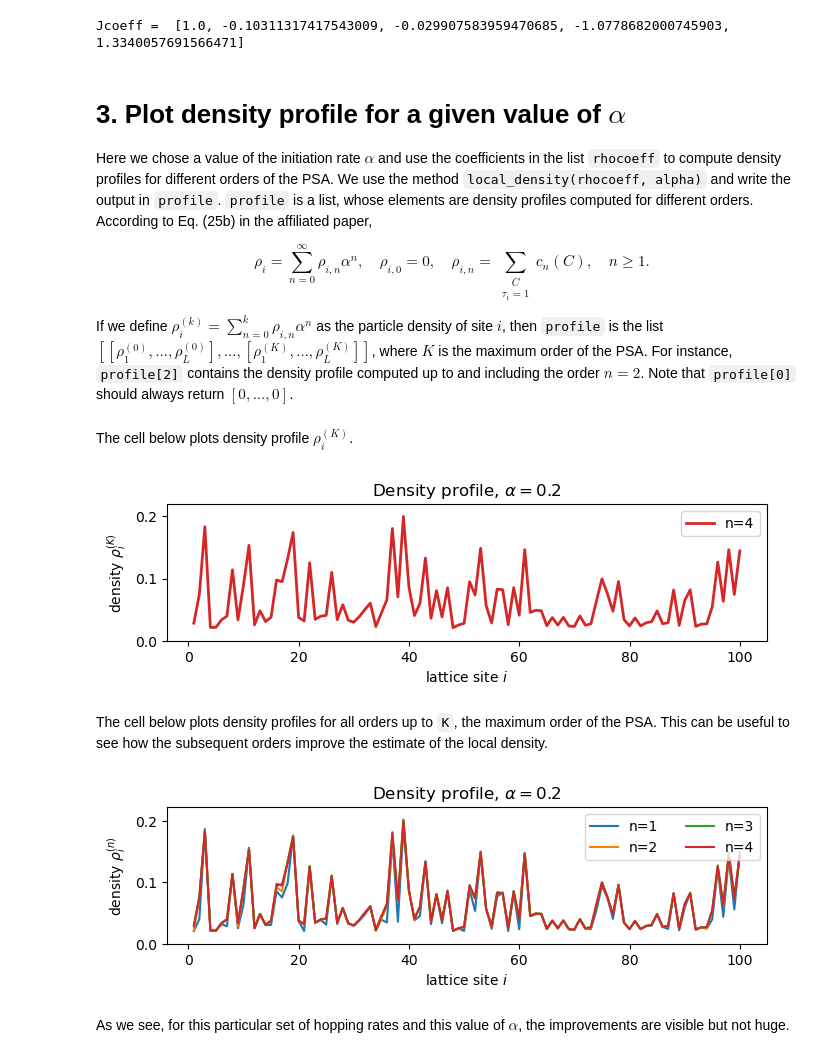
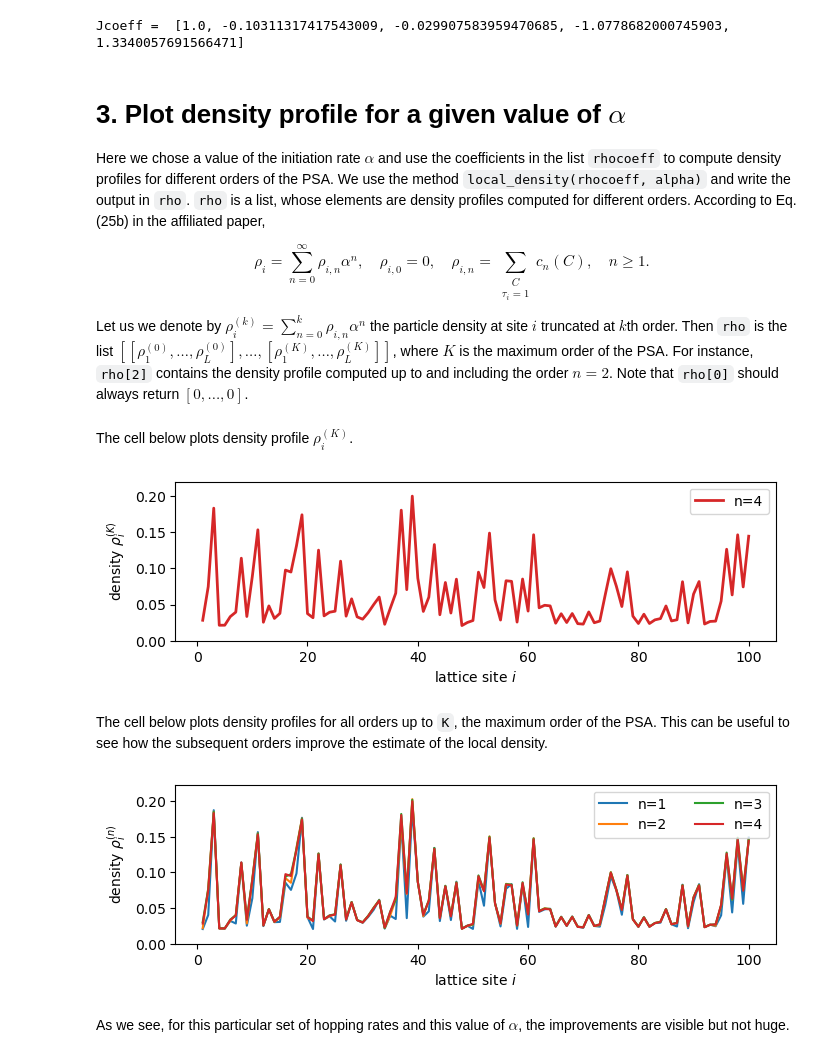
Before and after one commit to ExclusionProcess-tools/TASEPy, a Jupyter notebook: tutorial_TASEPy.ipynb, the cells around one changed output. Saved outputs shown, nothing was run; the diff lists cells and outputs as text; code cells hidden in the pictures.

```diff
--- a/tutorial_TASEPy.ipynb
+++ b/tutorial_TASEPy.ipynb
@@ -59,16 +59,16 @@ Jcoeff =  [1.0, -0.10311317417543009, -0.029907583959470685, -1.0778682000745903
 # %% [markdown]
 # 3. Plot density profile for a given value of $\alpha$
 
-Here we chose a value of the initiation rate $\alpha$ and use the coefficients in the list `rhocoeff` to compute density profiles for different orders of the PSA. We use the method `local_density(rhocoeff, alpha)` and write the output in `profile`. `profile` is a list, whose elements are density profiles computed for different orders. According to Eq. (25b) in the affiliated paper,
+Here we chose a value of the initiation rate $\alpha$ and use the coefficients in the list `rhocoeff` to compute density profiles for different orders of the PSA. We use the method `local_density(rhocoeff, alpha)` and write the output in `rho`. `rho` is a list, whose elements are density profiles computed for different orders. According to Eq. (25b) in the affiliated paper,
 
 \begin{equation}
     \rho_i=\sum_{n=0}^{\infty}\rho_{i,n}\alpha^n,\quad \rho_{i,0}=0,\quad \rho_{i,n}=\sum_{\substack{C\\\tau_i=1}}c_n(C),\quad n\geq 1. \tag{25b}
 \end{equation}
 
-If we define $\rho_{i}^{(k)}=\sum_{n=0}^{k}\rho_{i,n}\alpha^n$ as the particle density of site $i$, then `profile` is the list $[[\rho_{1}^{(0)},\ldots,\rho_{L}^{(0)}],\ldots,[\rho_{1}^{(K)},\ldots,\rho_{L}^{(K)}]]$, where $K$ is the maximum order of the PSA. For instance, `profile[2]` contains the density profile computed up to and including the order $n=2$. Note that `profile[0]` should always return $[0,...,0]$.
+Let us we denote by $\rho_{i}^{(k)}=\sum_{n=0}^{k}\rho_{i,n}\alpha^n$ the particle density at site $i$ truncated at $k$th order. Then `rho` is the list $[[\rho_{1}^{(0)},\ldots,\rho_{L}^{(0)}],\ldots,[\rho_{1}^{(K)},\ldots,\rho_{L}^{(K)}]]$, where $K$ is the maximum order of the PSA. For instance, `rho[2]` contains the density profile computed up to and including the order $n=2$. Note that `rho[0]` should always return $[0,...,0]$.
 # %%
 alpha = 0.2
-profile = local_density(rhocoeff, alpha)
+rho = local_density(rhocoeff, alpha)
 # %% [markdown]
 The cell below plots density profile $\rho_{i}^{(K)}$.
 # %%
@@ -80,58 +80,56 @@ plt.figure(figsize=(7,7/3))
 # Plot the data
 
 sites = [x + 1 for x in range(L)]
-plt.plot(sites, profile[-1], linewidth=2, label='n=4' , color='C{}'.format(K-1))
+plt.plot(sites, rho[-1], linewidth=2, label='n=4' , color='C{}'.format(K-1))
 
-maxrho = max(profile[-1]) # maximum density needed to set the y-axis range
+maxrho = max(rho[-1]) # maximum density needed to set the y-axis range
 plt.ylim(0,1.1*maxrho)
 
 plt.xlabel(r'lattice site $i$', fontsize=10)
 plt.ylabel(r'density $\rho_{i}^{(K)}$', fontsize=10)
 
 # Set the title
-plt.title(r'Density profile, $\alpha = $' +
-             str(alpha), fontsize=12)
+#plt.title(r'Density profile, $\alpha = $'+str(alpha), fontsize=12)
 
 plt.legend(loc='best')
 plt.tight_layout()
 
 plt.show()
 # %% [output]
-[figure, old version]
+[figure, new version]
 # %% [markdown]
 The cell below plots density profiles for all orders up to `K`, the maximum order of the PSA. This can be useful to see how the subsequent orders improve the estimate of the local density.
 # %%
 import matplotlib.pyplot as plt
 
 # Create a figure
 plt.figure(figsize=(7,7/3))
 
 # Plot the data
 
 sites = [x + 1 for x in range(L)]
 
 for n in range(1,K+1):
-  plt.plot(sites, profile[n], label='n='+str(n), color='C{}'.format(n-1))
+  plt.plot(sites, rho[n], label='n='+str(n), color='C{}'.format(n-1))
 
-maxrho = max([max(x) for x in profile]) # maximum density needed to set the y-axis range
+maxrho = max([max(x) for x in rho]) # maximum density needed to set the y-axis range
 plt.ylim(0,1.1*maxrho)
 
 plt.xlabel(r'lattice site $i$', fontsize=10)
 plt.ylabel(r'density $\rho_{i}^{(n)}$', fontsize=10)
 
 # Set the title
-plt.title(r'Density profile, $\alpha = $' +
-             str(alpha), fontsize=12)
+#plt.title(r'Density profile, $\alpha = $'+str(alpha), fontsize=12)
 
 plt.legend(loc='best', ncol=2)
 
-#plt.savefig('figure_tutorial1.pdf', dpi=300)
-
 plt.tight_layout()
 
+plt.savefig('figure_tutorial1.pdf', dpi=300)
+
 plt.show()
 # %% [output]
-[figure, old version]
+[figure, new version]
 # %% [markdown]
 As we see, for this particular set of hopping rates and this value of $\alpha$, the improvements are visible but not huge.
 # %% [markdown]
```
Also changed, not shown: parts of 4 cells of this notebook, 1 other file.
